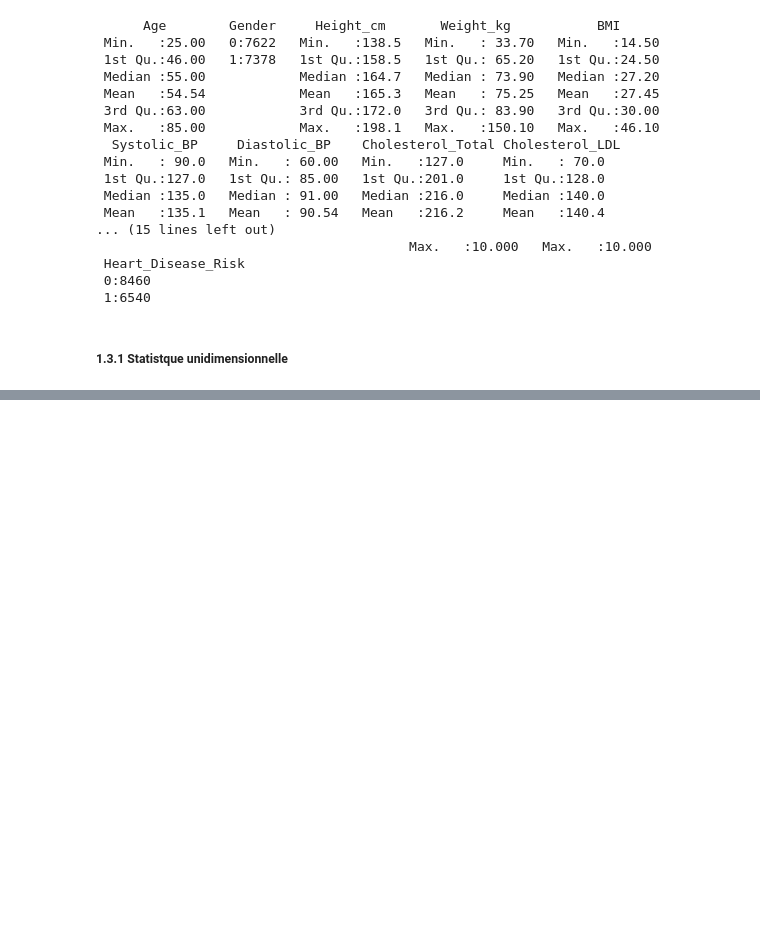
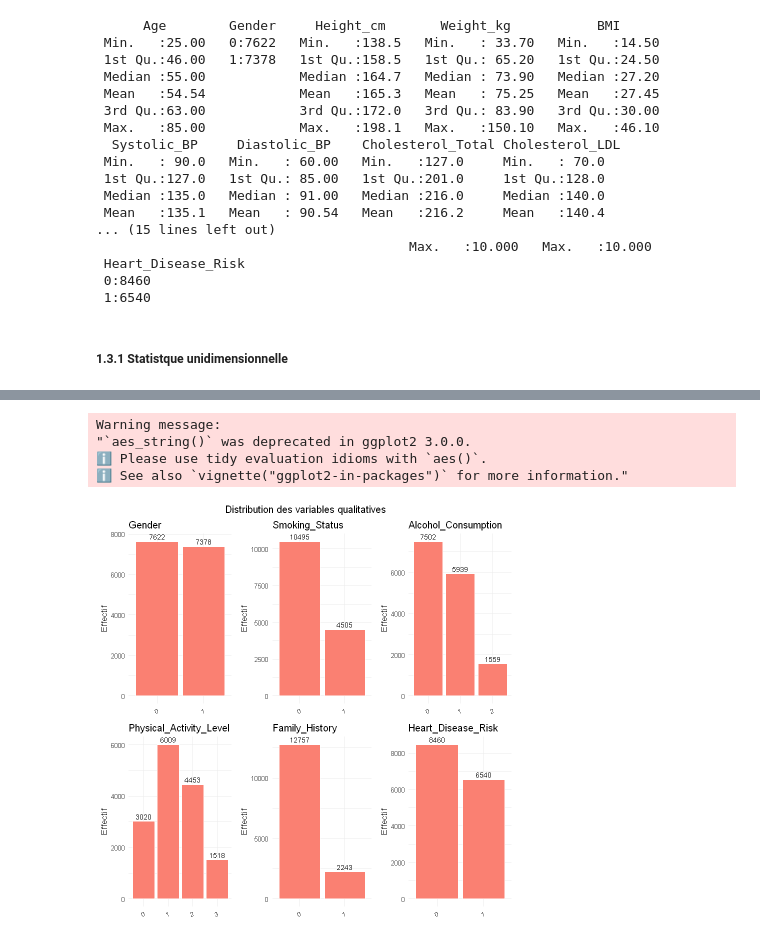
Before and after one commit to AhmedBousbih/Projet-Machine-learning, a Jupyter notebook: Projet ML.ipynb, the cells around one changed output, grey strips where cells are left out. Saved outputs shown, nothing was run; the diff lists cells and outputs as text; code cells hidden in the pictures; blank space fills up the shorter version.

```diff
--- a/Projet ML.ipynb
+++ b/Projet ML.ipynb
@@ -141,0 +145,23 @@ rm(g1,g2,g3,g4,g5,g6,g7,g8,g9,g10,g11,g12)
+# %%
+
+cat_cols <- c("Gender", "Smoking_Status", "Alcohol_Consumption",
+              "Physical_Activity_Level", "Family_History", "Heart_Disease_Risk")
+
+plots_qual <- lapply(cat_cols, function(col) {
+  ggplot(df, aes_string(x = col)) +
+    geom_bar(fill = "salmon", color = "white") +
+    geom_text(stat = "count", aes(label = after_stat(count)),
+              vjust = -0.4, size = 3) +
+    labs(title = col, x = NULL, y = "Effectif") +
+    theme_minimal(base_size = 10) +
+    theme(axis.text.x = element_text(angle = 20, hjust = 1))
+})
+
+grid.arrange(grobs = plots_qual, ncol = 3,
+             top = "Distribution des variables qualitatives")
+# %% [output]
+Warning message:
+"`aes_string()` was deprecated in ggplot2 3.0.0.
+ℹ Please use tidy evaluation idioms with `aes()`.
+ℹ See also `vignette("ggplot2-in-packages")` for more information."
+[figure, added]
```
Also changed, not shown: parts of 3 cells of this notebook, 1 other file.
